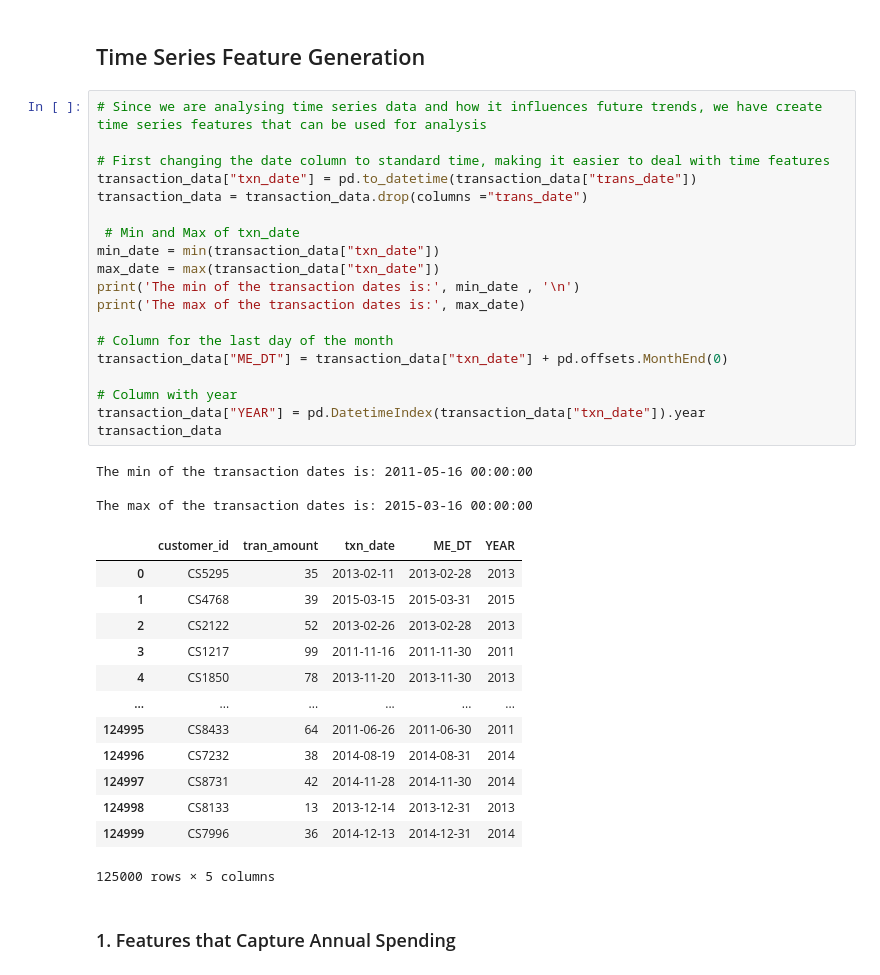
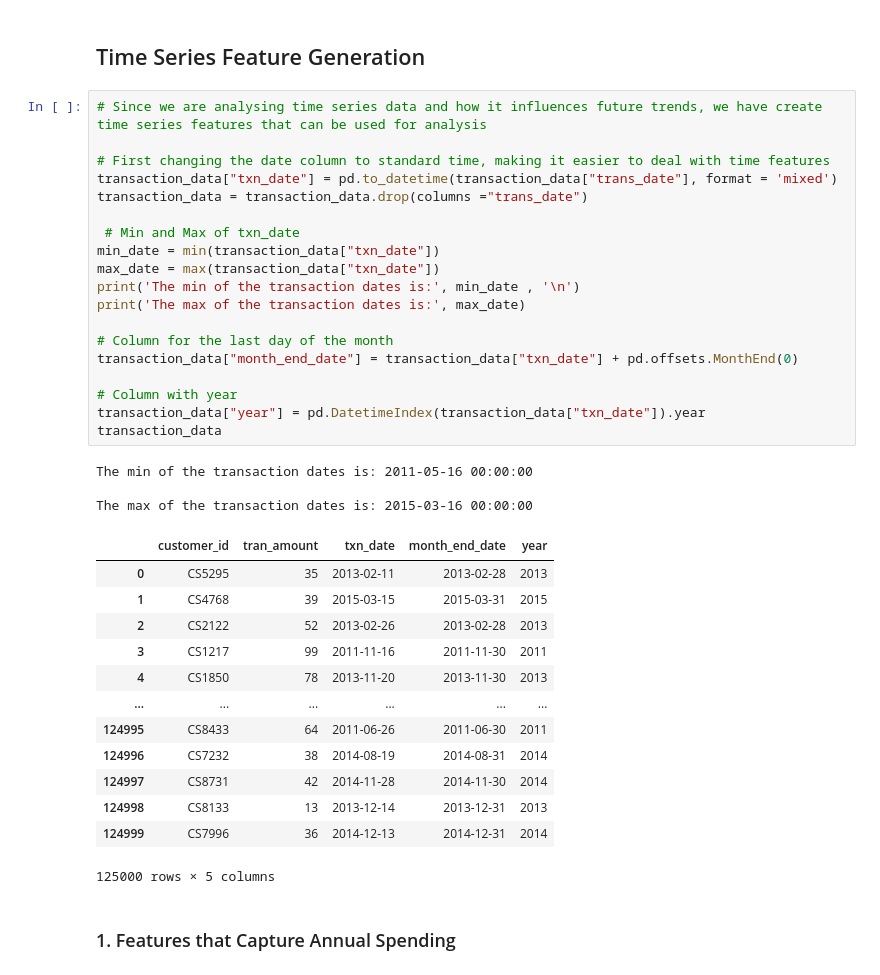
Before and after one commit to PortiaMasibi/Predicting-Response-to-Promotional-Campaign-, a Jupyter notebook: initial_data_analysis.ipynb, the cells around one changed output. Cells and saved outputs as stored; diff of their text form.

```diff
--- a/initial_data_analysis.ipynb
+++ b/initial_data_analysis.ipynb
@@ -80,27 +79,27 @@ print(' From the graph we can see that there are no outliers')
 # %%
 # Since we are analysing time series data and how it influences future trends, we have create time series features that can be used for analysis
 
 # First changing the date column to standard time, making it easier to deal with time features
-transaction_data["txn_date"] = pd.to_datetime(transaction_data["trans_date"])
+transaction_data["txn_date"] = pd.to_datetime(transaction_data["trans_date"], format = 'mixed')
 transaction_data = transaction_data.drop(columns ="trans_date")
 
  # Min and Max of txn_date
 min_date = min(transaction_data["txn_date"])
 max_date = max(transaction_data["txn_date"])
 print('The min of the transaction dates is:', min_date , '\n')
 print('The max of the transaction dates is:', max_date)
 
 # Column for the last day of the month
-transaction_data["ME_DT"] = transaction_data["txn_date"] + pd.offsets.MonthEnd(0)
+transaction_data["month_end_date"] = transaction_data["txn_date"] + pd.offsets.MonthEnd(0)
 
 # Column with year
-transaction_data["YEAR"] = pd.DatetimeIndex(transaction_data["txn_date"]).year
+transaction_data["year"] = pd.DatetimeIndex(transaction_data["txn_date"]).year
 transaction_data
 # %% [output]
 The min of the transaction dates is: 2011-05-16 00:00:00
 
 The max of the transaction dates is: 2015-03-16 00:00:00
-|  | customer_id | tran_amount | txn_date | ME_DT | YEAR |
+|  | customer_id | tran_amount | txn_date | month_end_date | year |
 | 0 | CS5295 | 35 | 2013-02-11 | 2013-02-28 | 2013 |
 | 1 | CS4768 | 39 | 2015-03-15 | 2015-03-31 | 2015 |
 | 2 | CS2122 | 52 | 2013-02-26 | 2013-02-28 | 2013 |
```
Also changed, not shown: parts of 33 cells of this notebook, 5 other files.
